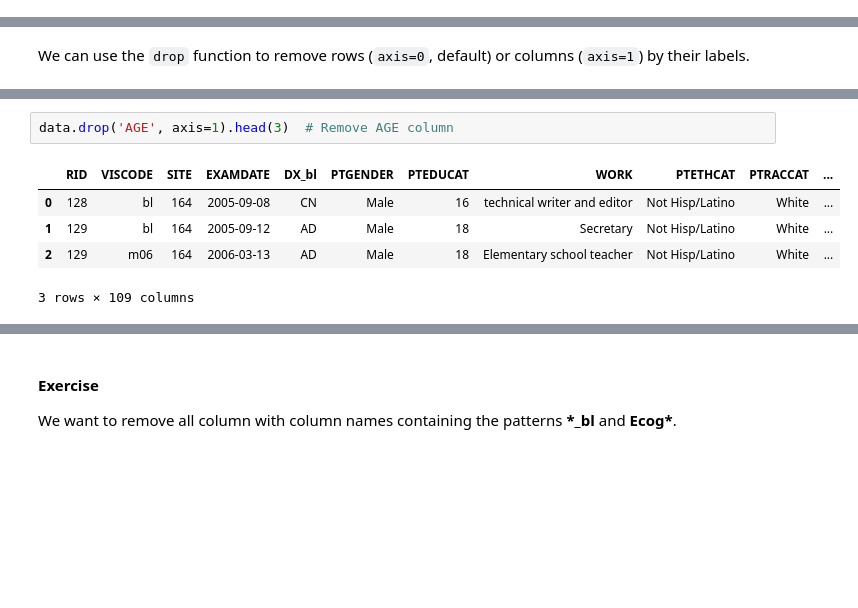
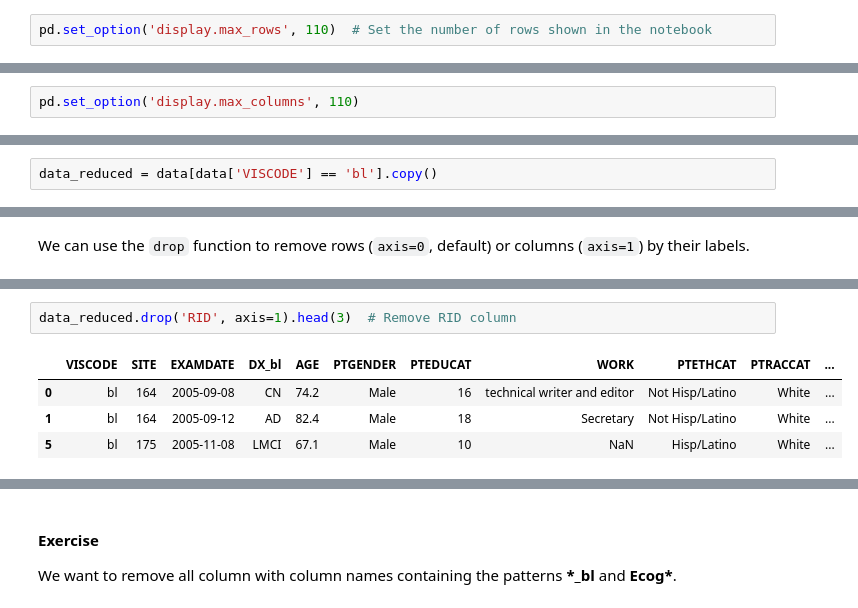
Before and after one commit to volkamerlab/ai_in_medicine, a Jupyter notebook: week1_session2_numpy_pandas.ipynb, the cells around one changed output, grey strips where cells are left out. Saved outputs shown, nothing was run; the diff lists cells and outputs as text; blank space fills up the shorter version.

```diff
--- a/week1_session2_numpy_pandas.ipynb
+++ b/week1_session2_numpy_pandas.ipynb
@@ -111,0 +160,2 @@ data = pd.read_csv('./data/alzheimers_disease_rand.csv', delimiter=',')
+# %%
+pd.set_option('display.max_rows', 110)  # Set the number of rows shown in the notebook
@@ -114,3 +194,5 @@ data = pd.read_csv('./data/alzheimers_disease_rand.csv', delimiter=',')
+# %%
+pd.set_option('display.max_columns', 110)
 # %% [markdown]
 #### DataFrame dimensionality
 
@@ -572 +656,3 @@ data[data['PTMARRY'] == 'Divorced'].shape[0]
+# %%
+data_reduced = data[data['VISCODE'] == 'bl'].copy()
 # %% [markdown]
@@ -592,8 +678,7 @@ data.drop(0, axis=0).head(3)  # Remove first row
 # %%
-data.drop('AGE', axis=1).head(3)  # Remove AGE column
+data_reduced.drop('RID', axis=1).head(3)  # Remove RID column
 # %% [output]
-|  | RID | VISCODE | SITE | EXAMDATE | DX_bl | PTGENDER | PTEDUCAT | WORK | PTETHCAT | PTRACCAT | ... |
-| 0 | 128 | bl | 164 | 2005-09-08 | CN | Male | 16 | technical writer and editor | Not Hisp/Latino | White | ... |
-| 1 | 129 | bl | 164 | 2005-09-12 | AD | Male | 18 | Secretary | Not Hisp/Latino | White | ... |
-| 2 | 129 | m06 | 164 | 2006-03-13 | AD | Male | 18 | Elementary school teacher | Not Hisp/Latino | White | ... |
+|  | VISCODE | SITE | EXAMDATE | DX_bl | AGE | PTGENDER | PTEDUCAT | WORK | PTETHCAT | PTRACCAT | ... |
+| 0 | bl | 164 | 2005-09-08 | CN | 74.2 | Male | 16 | technical writer and editor | Not Hisp/Latino | White | ... |
+| 1 | bl | 164 | 2005-09-12 | AD | 82.4 | Male | 18 | Secretary | Not Hisp/Latino | White | ... |
+| 5 | bl | 175 | 2005-11-08 | LMCI | 67.1 | Male | 10 | NaN | Hisp/Latino | White | ... |
-3 rows × 109 columns
```
Also changed, not shown: parts of 134 cells of this notebook.
